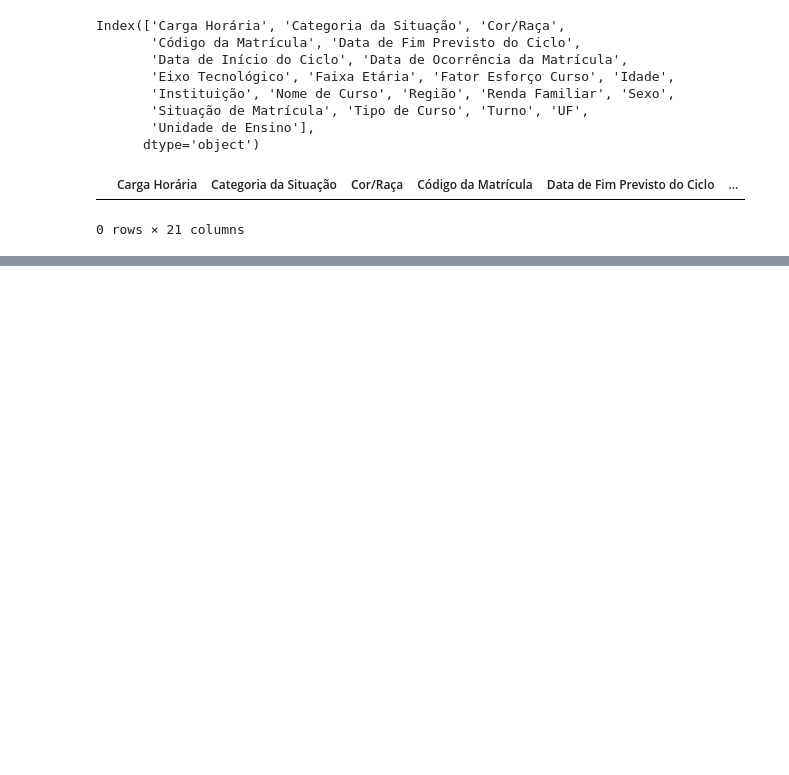
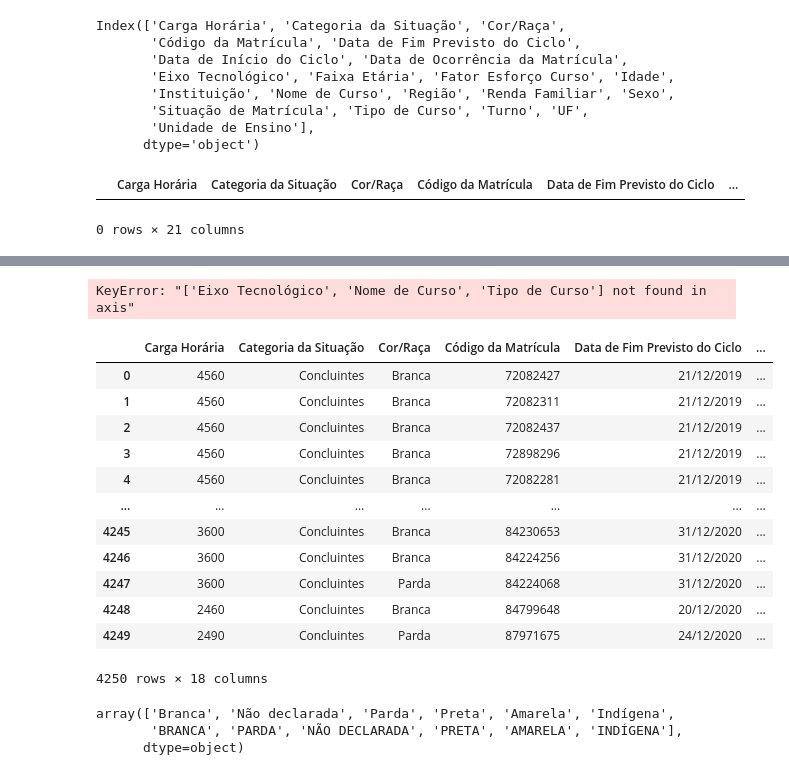
Before and after one commit to Geraldomendes/SchoolDropoutPrediction, a Jupyter notebook: notebooks/prepocessing.ipynb, the cells around one changed output, grey strips where cells are left out. Cells and saved outputs as stored; diff of their text form; code cells hidden in the pictures; blank space fills up the shorter version.

```diff
--- a/notebooks/prepocessing.ipynb
+++ b/notebooks/prepocessing.ipynb
@@ -175,0 +180,3 @@ novo4.to_csv(index=False, path_or_buf='prepocessing.csv')
+# %%
+data = pd.read_csv('../data/processed/preprocessing.csv')
+data.head()
@@ -175,0 +191,28 @@ novo4.to_csv(index=False, path_or_buf='prepocessing.csv')
+# %%
+data.drop(columns=['Eixo Tecnológico', 'Nome de Curso', 'Tipo de Curso'],axis=1, inplace=True)
+# %% [output]
+KeyError: "['Eixo Tecnológico', 'Nome de Curso', 'Tipo de Curso'] not found in axis"
+# %%
+data.drop(columns=['Situação de Matrícula'],axis=1, inplace=True)
+# %%
+data
+# %% [output]
+|  | Carga Horária | Categoria da Situação | Cor/Raça | Código da Matrícula | Data de Fim Previsto do Ciclo | ... |
+| 0 | 4560 | Concluintes | Branca | 72082427 | 21/12/2019 | ... |
+| 1 | 4560 | Concluintes | Branca | 72082311 | 21/12/2019 | ... |
+| 2 | 4560 | Concluintes | Branca | 72082437 | 21/12/2019 | ... |
+| 3 | 4560 | Concluintes | Branca | 72898296 | 21/12/2019 | ... |
+| 4 | 4560 | Concluintes | Branca | 72082281 | 21/12/2019 | ... |
+| ... | ... | ... | ... | ... | ... | ... |
+| 4245 | 3600 | Concluintes | Branca | 84230653 | 31/12/2020 | ... |
+| 4246 | 3600 | Concluintes | Branca | 84224256 | 31/12/2020 | ... |
+| 4247 | 3600 | Concluintes | Parda | 84224068 | 31/12/2020 | ... |
+| 4248 | 2460 | Concluintes | Branca | 84799648 | 20/12/2020 | ... |
+| 4249 | 2490 | Concluintes | Parda | 87971675 | 24/12/2020 | ... |
+4250 rows × 18 columns
+# %%
+data ['Cor/Raça'].unique()
+# %% [output]
+array(['Branca', 'Não declarada', 'Parda', 'Preta', 'Amarela', 'Indígena',
+       'BRANCA', 'PARDA', 'NÃO DECLARADA', 'PRETA', 'AMARELA', 'INDÍGENA'],
+      dtype=object)
```
Also changed, not shown: parts of 22 cells of this notebook.
